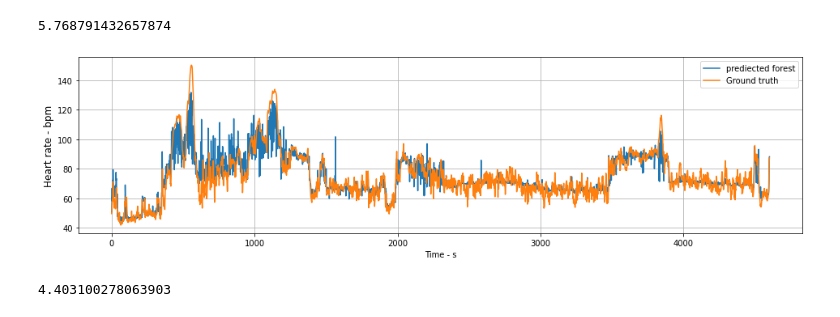
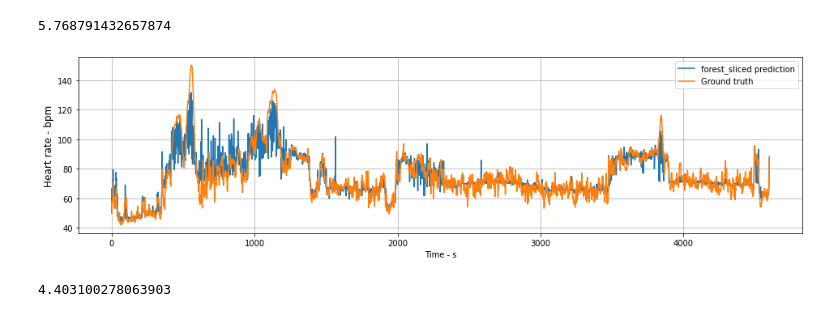
Before and after one commit to KangleSun/PPG, a Jupyter notebook: RF_sliced.ipynb, the cells around one changed output. Saved outputs shown, nothing was run; the diff lists cells and outputs as text; code cells hidden in the pictures.

Commit message:
plot

```diff
--- a/RF_sliced.ipynb
+++ b/RF_sliced.ipynb
@@ -26,17 +26,17 @@ mean_absolute_error(y_sliced_val,y_sliced_test_pred)
 # %%
 S1_sliced = data_sliced.loc[data_sliced['Subject'] == 'S1']
 S1_sliced_X = S1_sliced.iloc[:, 0:17]
 S1_sliced_y = S1_sliced.iloc[:, 18]
 plt.figure(figsize=(16,4))
 plt.grid(True)
-plt.plot( forest_sliced.predict(S1_sliced_X), label = 'prediected forest')
+plt.plot( forest_sliced.predict(S1_sliced_X), label = 'forest_sliced prediction')
 plt.plot( S1_sliced_y, label = 'Ground truth')
 plt.legend()
 plt.ylabel('Heart rate - bpm', fontsize=12)
 plt.xlabel('Time - s')
 plt.show()
 # %% [output]
-[figure, old version]
+[figure, new version]
 # %%
 S1_pred_forest_sliced = forest_sliced.predict(S1_sliced_X)
 mean_absolute_error(S1_pred_forest_sliced, S1_sliced_y)
```
Also changed, not shown: parts of 3 cells of this notebook, 9 other files.
